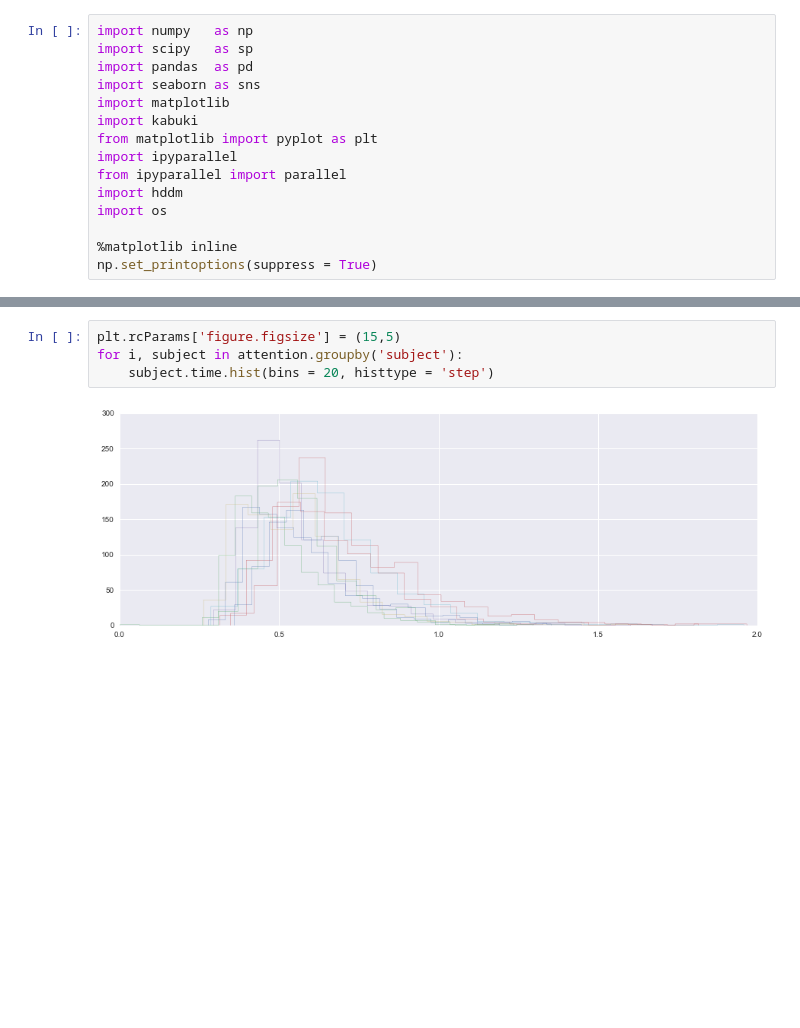
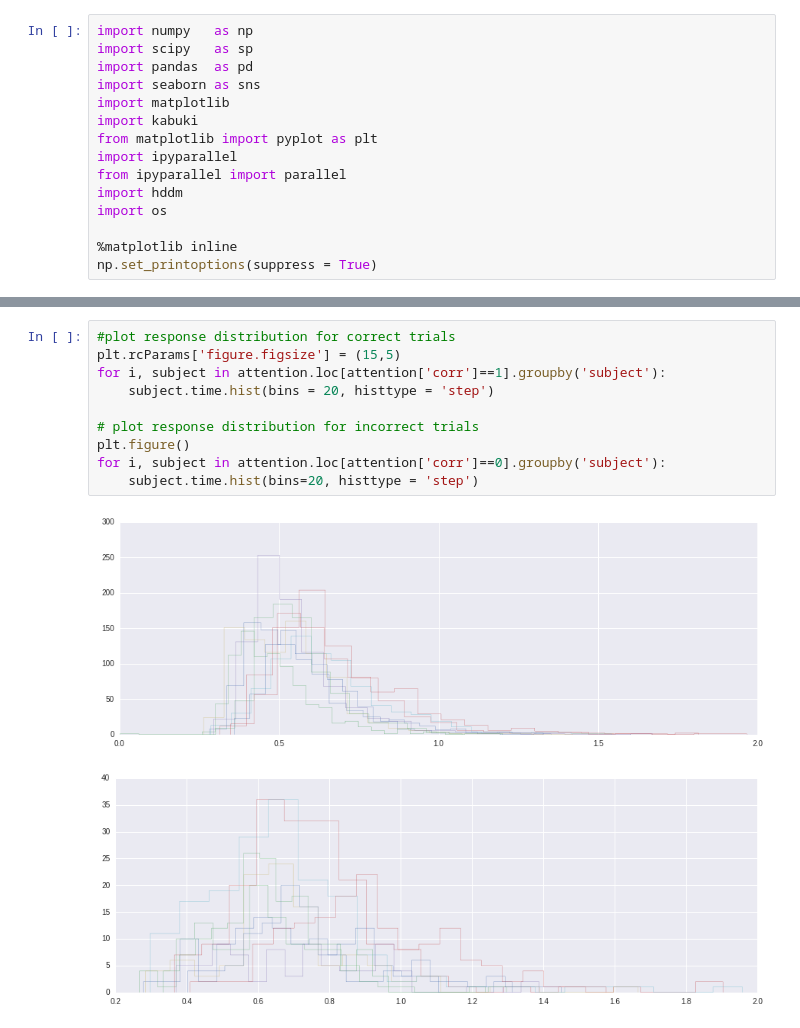
Before and after one commit to Nian-Jingqing/AttentionSaccade, a Jupyter notebook: AttentionSaccade_DiffusionModelling.ipynb, the cells around one changed output, grey strips where cells are left out. Cells and saved outputs as stored; diff of their text form; blank space fills up the shorter version.

```diff
--- a/AttentionSaccade_DiffusionModelling.ipynb
+++ b/AttentionSaccade_DiffusionModelling.ipynb
@@ -32,11 +33,18 @@ Index([u'subject', u'session', u'trial', u'task', u'cuecol', u'cueloc',
        u'corr'],
       dtype='object')
 # %%
+#plot response distribution for correct trials
 plt.rcParams['figure.figsize'] = (15,5)
-for i, subject in attention.groupby('subject'):
+for i, subject in attention.loc[attention['corr']==1].groupby('subject'):
     subject.time.hist(bins = 20, histtype = 'step')
+
+# plot response distribution for incorrect trials
+plt.figure()
+for i, subject in attention.loc[attention['corr']==0].groupby('subject'):
+    subject.time.hist(bins=20, histtype = 'step')
 # %% [output]
 [figure]
+[figure, added]
 # %%
 attention = attention[['subject', 'time', 'corr', 'validity']] #select dataframe down to just these variables
 attention = attention.rename(columns={'time':'rt', "corr":'response','subject':'subj_idx'}) #rename for use with hddm package
```
Also changed, not shown: parts of 19 cells of this notebook.
